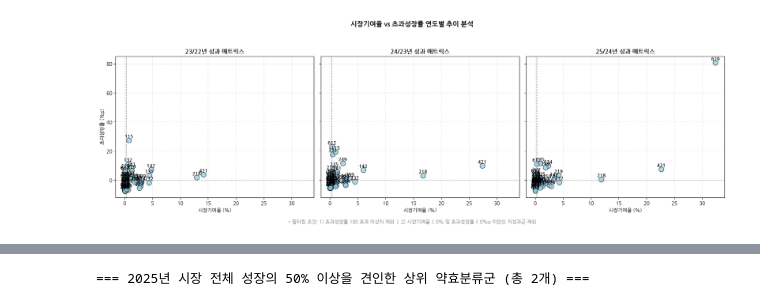
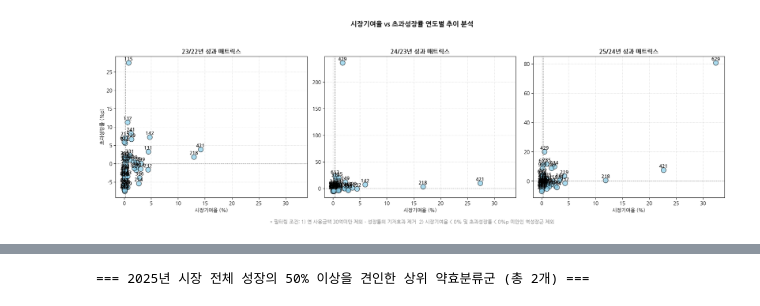
Before and after one commit to benskim/healthcareDA, a Jupyter notebook: src/1-1.meft/meft-pick-v1.ipynb, the cells around one changed output, grey strips where cells are left out. Drawn from its saved outputs; the diff is of its cells as text; code cells hidden in the pictures.

```diff
--- a/src/1-1.meft/meft-pick-v1.ipynb
+++ b/src/1-1.meft/meft-pick-v1.ipynb
@@ -109,23 +110,28 @@ pivot_df.columns.name = None
 
 # 3. 2023~2024년 중 하나라도 사용금액이 3,000백만 원(30억 원) 이상인 항목 필터링
 # (요청하신 조건에 따라 각 해마다 또는 기간 내 기준 충족 여부 확인)
+YOY_BASE = 3000
 mask = (
-    (pivot_df.get(2022, 0) >= 3000) |
-    (pivot_df.get(2023, 0) >= 3000) |
-    (pivot_df.get(2024, 0) >= 3000)
+    (pivot_df.get(2022, 0) >= YOY_BASE) |
+    (pivot_df.get(2023, 0) >= YOY_BASE) |
+    (pivot_df.get(2024, 0) >= YOY_BASE)
 )
 filtered_market = pivot_df[mask].copy()
 
+
 # 4. YoY 계산 (퍼센트: %)
 
-# YoY(2023/2022) = (2022년 금액 - 2023년 금액) / 2023년 금액 * 100
-filtered_market['YoY_2023(%)'] = ((filtered_market[2023] - filtered_market[2022]) / filtered_market[2022]) * 100
+def safe_yoy(curr, prev, threshold=YOY_BASE):
+    return np.where(
+        prev > threshold,          # 기준연도가 임계값 초과일 때만 계산
+        (curr - prev) / prev * 100,
+        np.nan # 0으로 하면 연계지표 오류쌓임! (ex . 초과성장률 계산)
+    )
 
-# YoY(2024/2023) = (2024년 금액 - 2023년 금액) / 2023년 금액 * 100
-filtered_market['YoY_2024(%)'] = ((filtered_market[2024] - filtered_market[2023]) / filtered_market[2023]) * 100
+filtered_market['YoY_2023(%)'] = safe_yoy(filtered_market[2023], filtered_market[2022])
+filtered_market['YoY_2024(%)'] = safe_yoy(filtered_market[2024], filtered_market[2023])
+filtered_market['YoY_2025(%)'] = safe_yoy(filtered_market[2025], filtered_market[2024])
 
-# YoY(2025/2024) = (2025년 금액 - 2024년 금액) / 2024년 금액 * 100
-filtered_market['YoY_2025(%)'] = ((filtered_market[2025] - filtered_market[2024]) / filtered_market[2024]) * 100
 
 # 보기 좋게 컬럼 순서 재배치 및 소수점 반올림
 filtered_table = filtered_market[['약효분류코드', '약효분류명', 2022, 2023, 2024, 2025, 'YoY_2023(%)', 'YoY_2024(%)', 'YoY_2025(%)']].copy()
@@ -136,7 +142,7 @@ filtered_table = filtered_table.round(2)
 filtered_table = filtered_table.sort_values(by='2025년_금액', ascending=False).reset_index(drop=True)
 
 # 5. 결과 출력
-print(f"=== 2022~2024년 사용금액 30억 이상 약효분류코드별 성장 추이 (총 {len(filtered_table)}개) ===")
+print(f"=== 2022~2024년 사용금액 {int(YOY_BASE/100)}억 이상 약효분류코드별 성장 추이 (총 {len(filtered_table)}개) ===")
 filtered_table.head()
 # %% [output]
 === 2022~2024년 사용금액 30억 이상 약효분류코드별 성장 추이 (총 96개) ===
@@ -391,11 +402,11 @@ share_cols = [
 ]
 
 # 2. 💡 데이터프레임 전체 단계에서 두 가지 필터링 조건 동시 적용
-# 조건 A: 초과성장률(diff) 중 하나라도 100을 초과하면 제거
-# 조건 B: 3개년 중 어느 한 해라도 '시장기여율 < 1 이고 초과성장률 < 5'인 경우 데이터프레임에서 제외
+# 조건 A: 초과성장률(diff) 중 하나라도 1000을 초과하면 제거
+# 조건 B: 3개년 중 어느 한 해라도 '시장기여율 < 0 이고 초과성장률 < 0'인 경우 데이터프레임에서 제외
 # (필요에 따라 조건 B를 연도별 개별 적용으로 바꾸려면 아래 주석을 참고하세요)
 
-valid_mask = (filtered_analysis[diff_cols] <= 100).all(axis=1)
+valid_mask = (filtered_analysis[diff_cols] <= 1000).all(axis=1)
 
 for yr in ['23/22', '24/23', '25/24']:
   s_col = [
@@ -411,7 +422,7 @@ clean_df = filtered_analysis[valid_mask].copy()
 
 # 3. 연도별 패싯 스캐터 플롯 시각화
 years = ['23/22', '24/23', '25/24']
-fig, axes = plt.subplots(1, 3, figsize=(18, 6), sharex=True, sharey=True)
+fig, axes = plt.subplots(1, 3, figsize=(18, 6), sharex=True, sharey=False)
 
 for i, yr in enumerate(years):
   ax = axes[i]
@@ -462,33 +473,32 @@ for i, yr in enumerate(years):
   ax.set_xlabel('시장기여율 (%)', fontsize=10)
   if i == 0:
     ax.set_ylabel('초과성장률 (%p)', fontsize=10)
   ax.grid(True, linestyle=':', alpha=0.6)
 
 # 제목 설정 (필터링 조건 미포함)
 plt.suptitle(
     '시장기여율 vs 초과성장률 연도별 추이 분석',
     fontsize=14,
     weight='bold',
     y=0.98,
 )
 
 # 💡 필터링 조건을 그래프 하단에 회색(gray) 텍스트로 배치
 filter_desc = (
-    '* 필터링 조건: 1) 초과성장률 100 초과 이상치 제외  |  2) 시장기여율 < 0% 및'
-    ' 초과성장률 < 0%p 미만인 저성과군 제외'
+    '* 필터링 조건: 1) 연 사용금액 30억미만 제외 - 성장률의 기저효과 제거  2) 시장기여율 < 0% 및 초과성장률 < 0%p 미만인 역성장군 제외'
 )
 fig.text(
     0.5,
     0.02,
     filter_desc,
     ha='center',
     va='bottom',
     fontsize=10,
     color='gray',
     style='italic',
 )
 
 plt.tight_layout(rect=[0, 0.05, 1, 0.93])  # 하단 텍스트 공간 확보
 plt.show()
 # %% [output]
-[figure, old version]
+[figure, new version]
```
Also changed, not shown: parts of 11 cells of this notebook, 1 other file.
